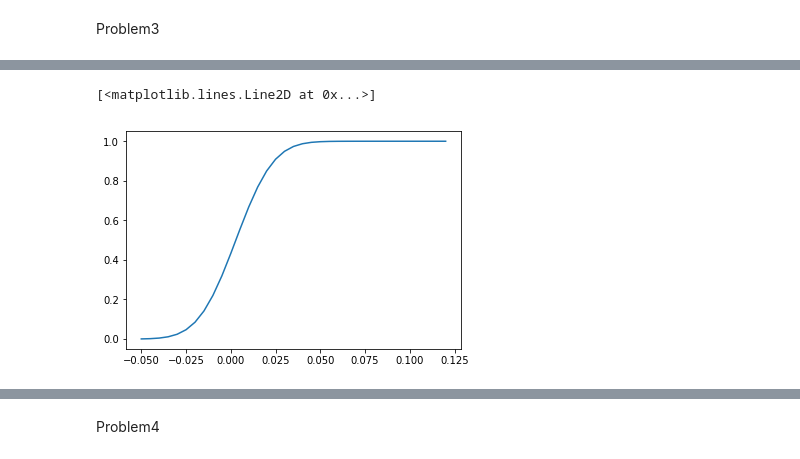
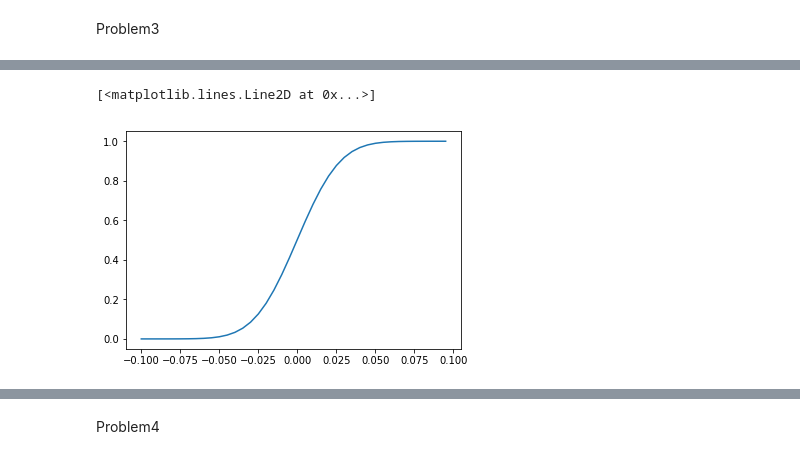
Before and after one commit to ZiyueNie/FM, a Jupyter notebook: src/facebook.ipynb, the cells around one changed output, grey strips where cells are left out. Saved outputs shown, nothing was run; the diff lists cells and outputs as text; code cells hidden in the pictures.

```diff
--- a/src/facebook.ipynb
+++ b/src/facebook.ipynb
@@ -63,13 +78,13 @@ print(log_return)
 # %%
 
-x = np.arange(-0.05, 0.125, 0.005)
+x = np.arange(-0.1, 0.1, 0.005)
 
-y = stats.norm.cdf(x, 0.0028031285, 0.0166207965)
+y = stats.norm.cdf(x, -0.000188747, 0.021689253)
 
 plt.plot(x, y)
 # %% [output]
 [<matplotlib.lines.Line2D at 0x...>]
-[figure, old version]
+[figure, new version]
 # %%
 sorted_ = np.sort(log_return)
 yvals = np.arange(len(sorted_))/float(len(sorted_))
```
Also changed, not shown: parts of 32 cells of this notebook.
